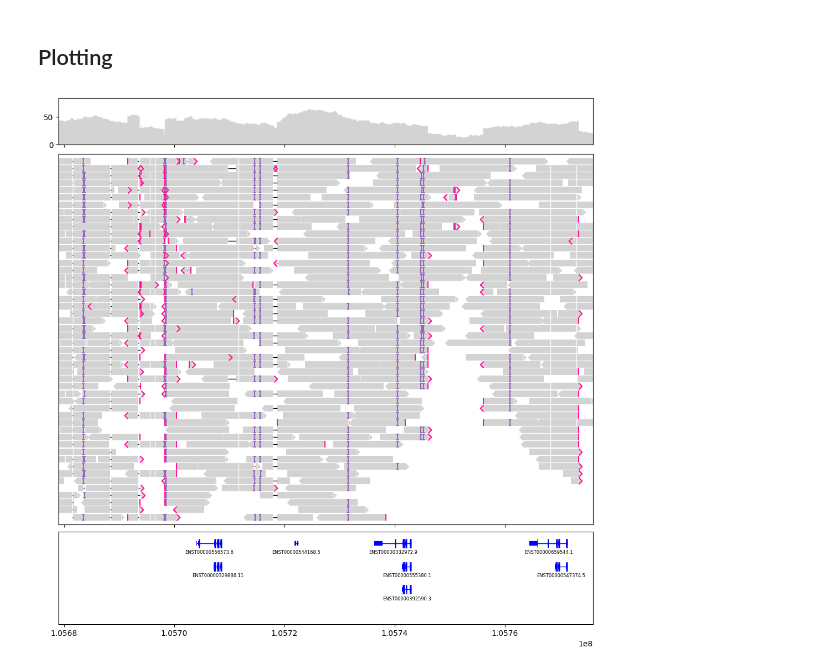
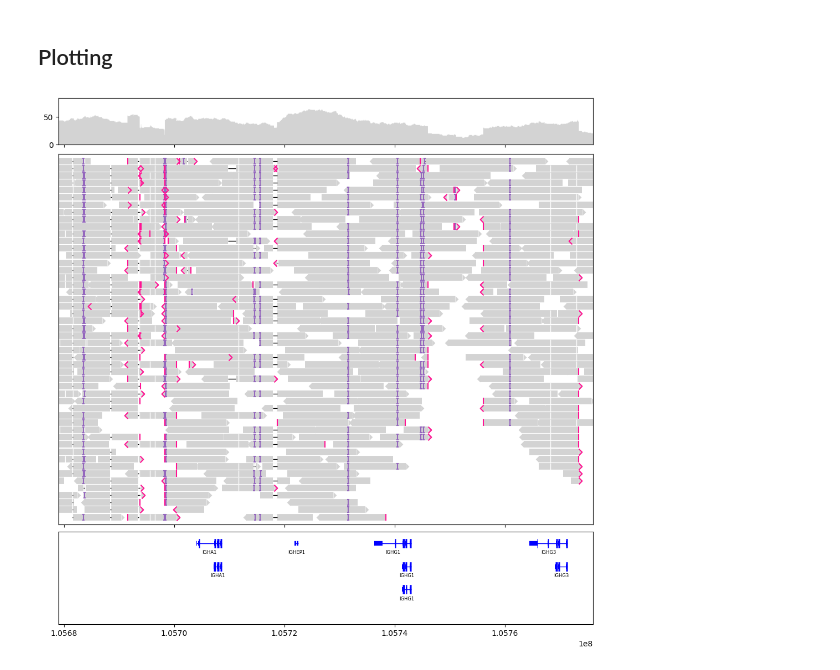
Before and after one commit to jzhang-dev/lakeview, a Jupyter notebook: docs/examples/HG002_IGH/HG002_IGH.py.ipynb, the cells around one changed output. Drawn from its saved outputs; the diff is of its cells as text; code cells hidden in the pictures.

Commit message:
Update GeneAnnotation

```diff
--- a/docs/examples/HG002_IGH/HG002_IGH.py.ipynb
+++ b/docs/examples/HG002_IGH/HG002_IGH.py.ipynb
@@ -48,18 +48,19 @@ gencode_painter.transcripts.sort(key=len, reverse=True)
 # %%
 plt.ioff()
 gv = lv.GenomeViewer(3, height_ratios=(1, 8, 2))
 pacbio_painter.draw_pileup(
     gv.axes[0],
     show_mismatches=False,
 )
 pacbio_painter.draw_alignment(
     gv.axes[1],
     show_mismatches=False,
     order=lambda seg: -seg.query_alignment_length,
     max_depth=50,
 )
-gencode_painter.draw_transcripts(gv.axes[2], max_group_depth=4, labels=lambda t: t.id)
+gencode_painter.draw_transcripts(gv.axes[2], max_group_depth=4, labels=lambda t: t.attributes['gene_name'])
 
 gv.set_xlim((105679000, 105776000))
+gv.figure
 # %% [output]
-[figure, old version]
+[figure, new version]
```
Also changed, not shown: parts of 2 cells of this notebook, 7 other files.
